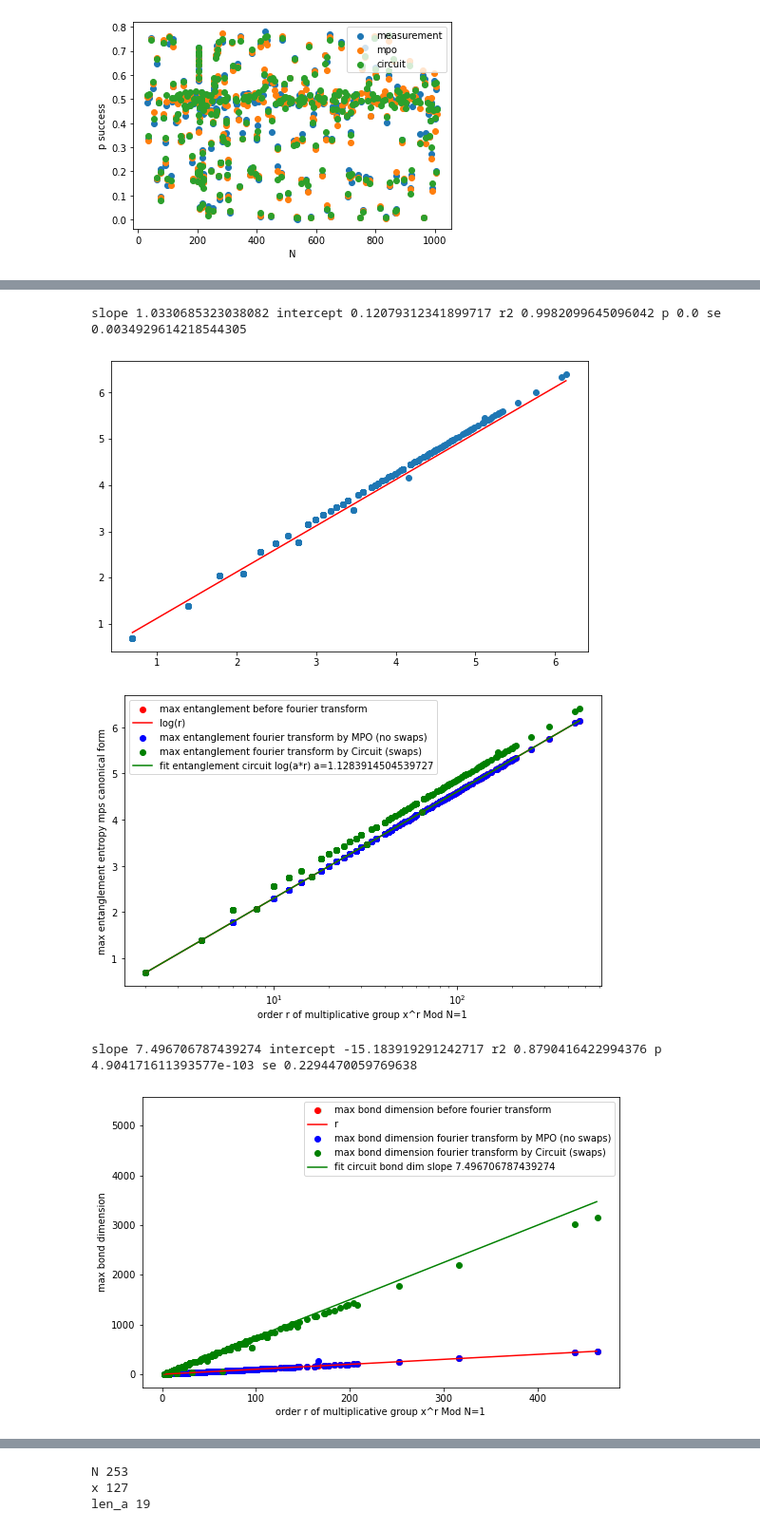
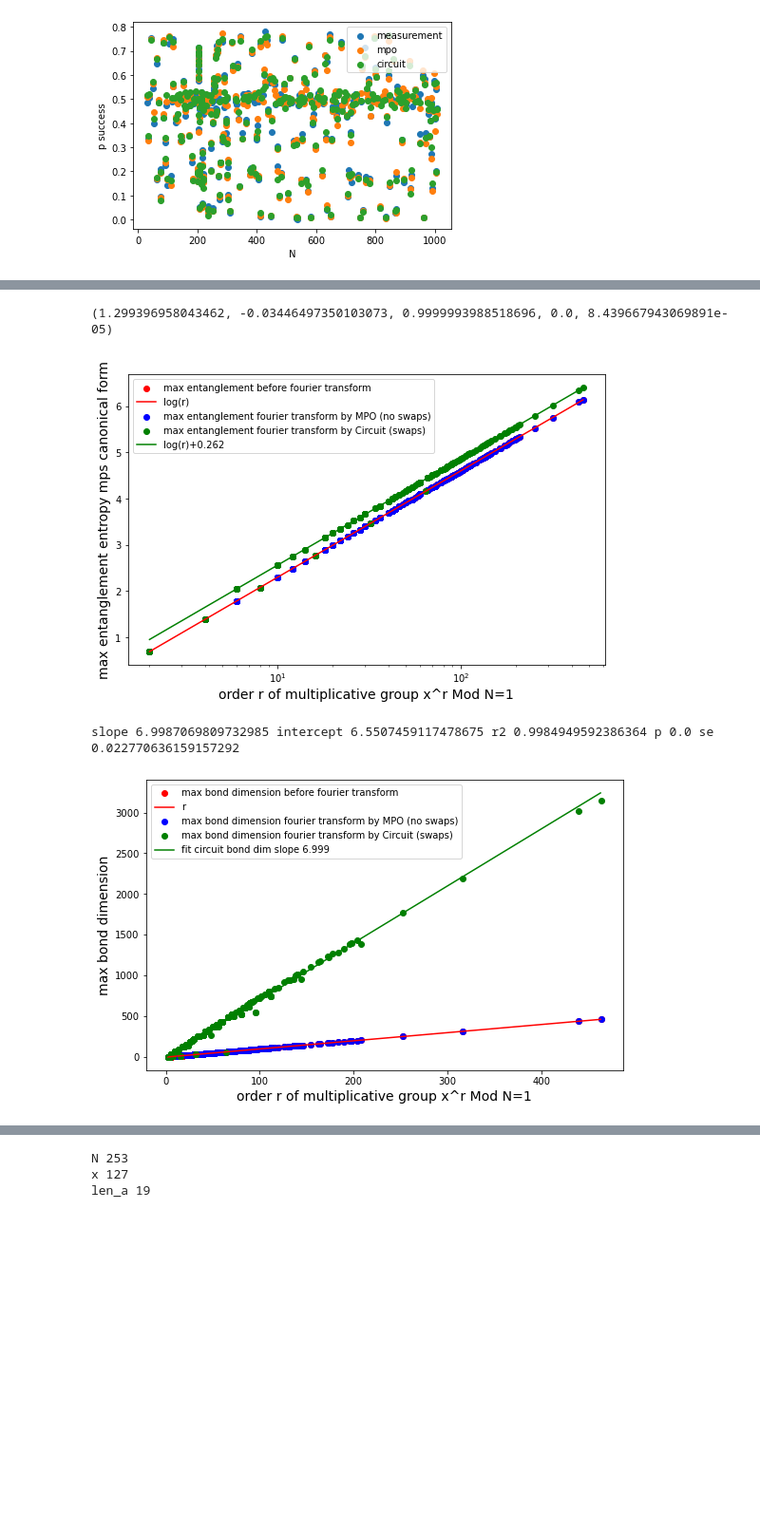
Before and after one commit to XKainz/shor-mps, a Jupyter notebook: analysing_entanglement_3_(all).ipynb, the cells around one changed output, grey strips where cells are left out. Shown: that part at 95% size. Drawn from its saved outputs; the diff is of its cells as text; code cells hidden in the pictures; blank space fills up the shorter version.

```diff
--- a/analysing_entanglement_3_(all).ipynb
+++ b/analysing_entanglement_3_(all).ipynb
@@ -64,7 +108,7 @@ def calculate_prime_factors(N):
             if N == 1:
                 return prime_factors
 
-#calculate the order of x^r mod N
+#calculate the df['df['order']'] of x^r mod N
 def calculate_order(x,N):
     r = 1
     while pow((int)(x),r,mod = (int)(N)) != 1:
@@ -73,6 +117,11 @@ def calculate_order(x,N):
 
 order = [calculate_order(x[i],N[i]) for i in range(len(N))]
 len_a = [ (int)(np.ceil(np.log2(N[i]))) for i in range(len(N))]
+
+df = df.assign(order=pd.Series(order).values)
+# %%
+#remove outlier from df
+df = df[df['N']!= 835]
 # %%
 # Plot the data
 plt.scatter(N,p_success_measurement,label="measurement")
@@ -173,47 +177,45 @@ i: 315 N:  1007 x:  191 order:  52
 # %%
 figsizes = (9,5.625)
+fontsize = 14
 # %%
-slope, intercept, r2, p, se = stats.linregress(np.log(order),entanglement_entropy_fourier_circuit)
-print("slope",slope,"intercept",intercept,"r2",r2,"p",p,"se",se)
-plt.figure(figsize=figsizes)
-r = np.array([*range(min(order),max(order))])
-plt.plot(np.log(r),np.log(r)+intercept,label="log(r)+intercept",color="red")
-plt.scatter(np.log(order),entanglement_entropy_fourier_circuit)
+dfabove = df[df['entanglement_entropy_fourier_circuit'] > (np.log(df['order'])+0.05)]
+
+slope2, intercept2, r3, p2, s2 = stats.linregress(dfabove['order'],np.exp(dfabove['entanglement_entropy_fourier_circuit']))
+print((slope2, intercept2, r3, p2, s2))
 
 
 plt.figure(figsize=figsizes)
-plt.scatter(order,entanglement_entropy_before_fourier,label="max entanglement before fourier transform",color="red")
-r = np.array([*range(min(order),max(order))])
+plt.scatter(df['order'],df['entanglement_entropy_before_fourier'],label="max entanglement before fourier transform",color="red")
+r = np.array([*range(min(df['order']),max(df['order']))])
 plt.plot(r,np.log(r),label="log(r)",color="red")
-plt.scatter(order,entanglement_entropy_fourier_mpo,label="max entanglement fourier transform by MPO (no swaps)",color="blue")
+plt.scatter(df['order'],df['entanglement_entropy_fourier_mpo'],label="max entanglement fourier transform by MPO (no swaps)",color="blue")
 
-plt.scatter(order,entanglement_entropy_fourier_circuit,label="max entanglement fourier transform by Circuit (swaps)",color="green")
-plt.plot(r,np.log(r),label="fit entanglement circuit log(a*r) a="+str(np.exp(intercept)),color="green")
-plt.xlabel("order r of multiplicative group x^r Mod N=1")
-plt.ylabel("max entanglement entropy mps canonical form")
+plt.scatter(df['order'],df['entanglement_entropy_fourier_circuit'],label="max entanglement fourier transform by Circuit (swaps)",color="green")
+plt.plot(r,np.log(r)+np.log(slope2),label="log(r)+"+str(round(np.log(slope2),3)),color="green")
+plt.xlabel("order r of multiplicative group x^r Mod N=1",fontsize=fontsize)
+plt.ylabel("max entanglement entropy mps canonical form",fontsize=fontsize)
 plt.xscale('log')
 plt.legend()
 plt.savefig("pictures/max_entanglement_entropy_fourier.pdf")
 plt.show()
 
 
-slope, intercept, r2, p, se = stats.linregress(order,max_bond_dim_fourier_circuit)
+slope, intercept, r2, p, se = stats.linregress(dfabove['order'],dfabove['max_bond_dim_fourier_circuit'])
 print("slope",slope,"intercept",intercept,"r2",r2,"p",p,"se",se)
 
 plt.figure(figsize=figsizes)
-plt.scatter(order,max_bond_dim_before_fourier,label="max bond dimension before fourier transform",color="red")
+plt.scatter(df['order'],df['max_bond_dim_before_fourier'],label="max bond dimension before fourier transform",color="red")
 plt.plot(r,r,label="r",color="red")
-plt.scatter(order,max_bond_dim_fourier_mpo,label="max bond dimension fourier transform by MPO (no swaps)",color="blue")
-plt.scatter(order,max_bond_dim_fourier_circuit,label="max bond dimension fourier transform by Circuit (swaps)",color="green")
-plt.plot(r,np.array(r)*slope,label="fit circuit bond dim slope "+str(slope),color="green")
-plt.xlabel("order r of multiplicative group x^r Mod N=1")
-plt.ylabel("max bond dimension")
+plt.scatter(df['order'],df['max_bond_dim_fourier_mpo'],label="max bond dimension fourier transform by MPO (no swaps)",color="blue")
+plt.scatter(df['order'],df['max_bond_dim_fourier_circuit'],label="max bond dimension fourier transform by Circuit (swaps)",color="green")
+plt.plot(r,np.array(r)*slope,label="fit circuit bond dim slope "+str(round(slope,3)),color="green")
+plt.xlabel("order r of multiplicative group x^r Mod N=1",fontsize=fontsize)
+plt.ylabel("max bond dimension",fontsize=fontsize)
 plt.legend()
 plt.savefig("pictures/max_bond_dimension_fourier.pdf")
 plt.show()
 # %% [output]
-slope 1.0330685323038082 intercept 0.12079312341899717 r2 0.9982099645096042 p 0.0 se 0.0034929614218544305
+(1.299396958043462, -0.03446497350103073, 0.9999993988518696, 0.0, 8.439667943069891e-05)
-[figure, old version]
+[figure, new version]
+slope 6.9987069809732985 intercept 6.5507459117478675 r2 0.9984949592386364 p 0.0 se 0.022770636159157292
-[figure, old version]
+[figure, new version]
-slope 7.496706787439274 intercept -15.183919291242717 r2 0.8790416422994376 p 4.904171611393577e-103 se 0.2294470059769638
-[figure, removed]
```
Also changed, not shown: parts of 15 cells of this notebook, 5 other files.
